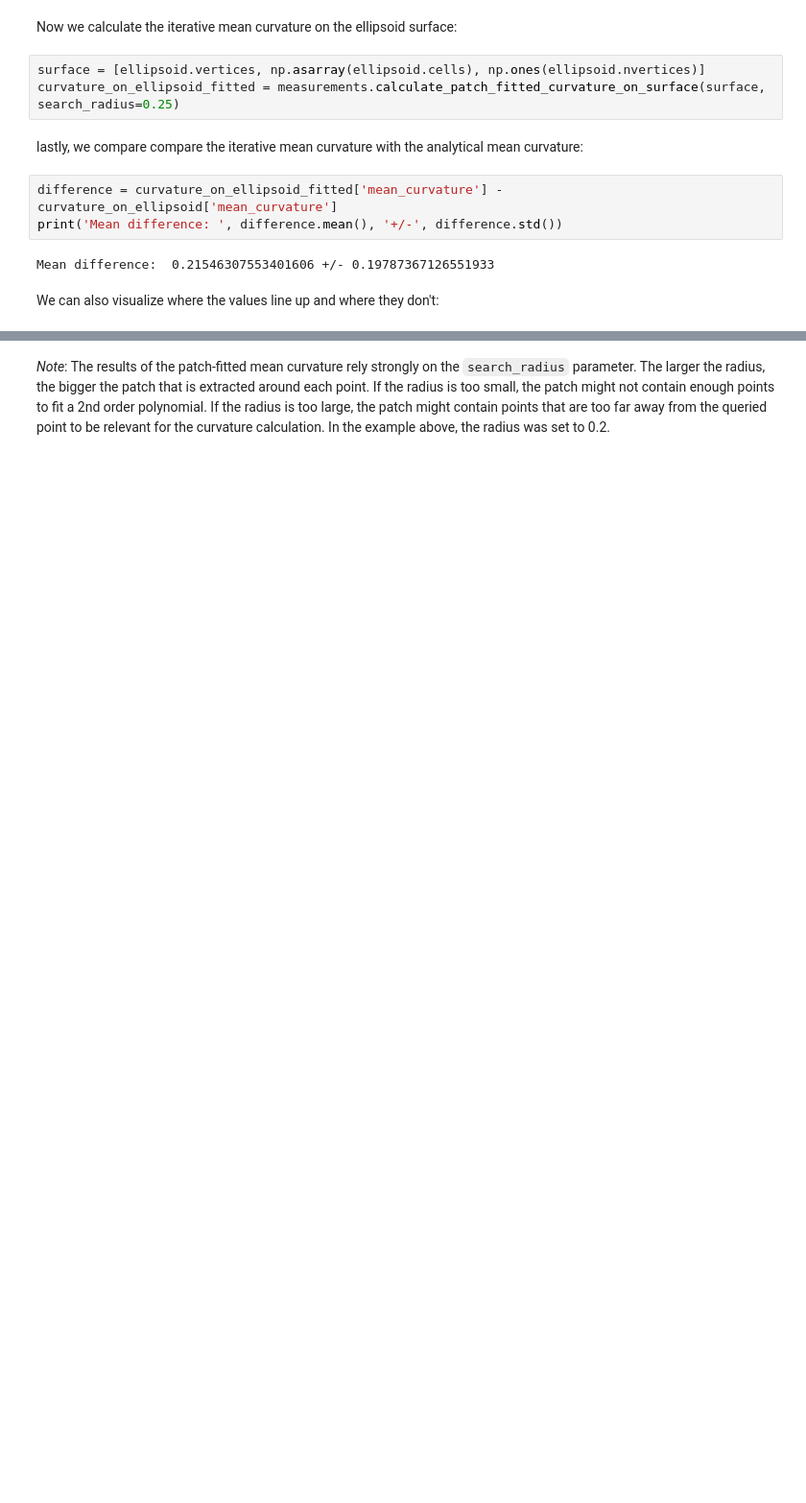
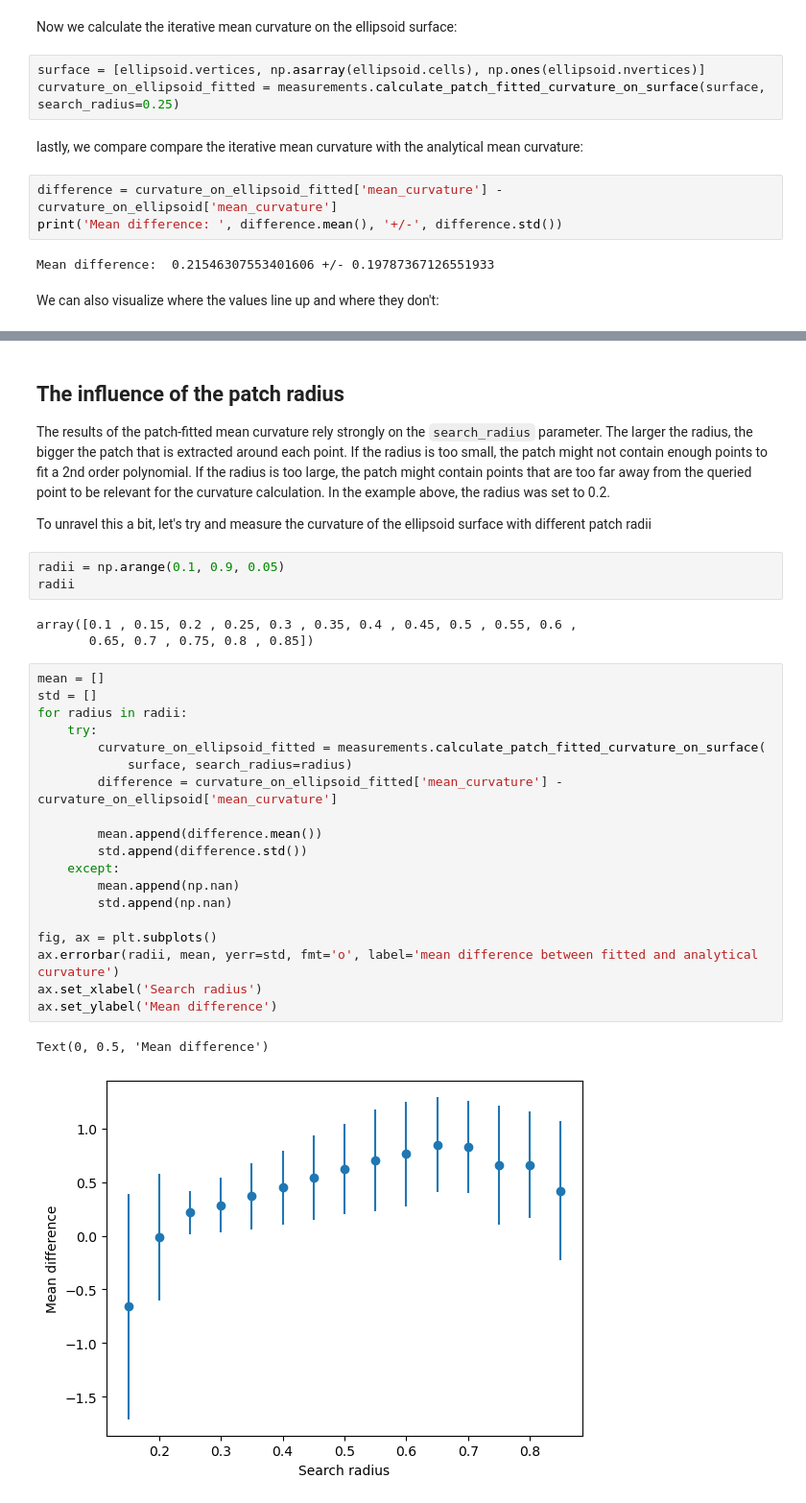
Before and after one commit to campaslab/napari-stress, a Jupyter notebook: docs/01_code_usage/02_example_workflows/demo_measure_patch_fitted_curvature.ipynb, the cells around one changed output, grey strips where cells are left out. Shown at 96% size. Cells and saved outputs as stored; diff of their text form; blank space fills up the shorter version.

Commit message:
added some demo about the influence of search radius as a parameter

```diff
--- a/docs/01_code_usage/02_example_workflows/demo_measure_patch_fitted_curvature.ipynb
+++ b/docs/01_code_usage/02_example_workflows/demo_measure_patch_fitted_curvature.ipynb
@@ -128,2 +123,34 @@ napari.utils.nbscreenshot(viewer, canvas_only=True)
 # %% [markdown]
-*Note*: The results of the patch-fitted mean curvature rely strongly on the `search_radius` parameter. The larger the radius, the bigger the patch that is extracted around each point. If the radius is too small, the patch might not contain enough points to fit a 2nd order polynomial. If the radius is too large, the patch might contain points that are too far away from the queried point to be relevant for the curvature calculation. In the example above, the radius was set to 0.2.
+## The influence of the patch radius
+
+The results of the patch-fitted mean curvature rely strongly on the `search_radius` parameter. The larger the radius, the bigger the patch that is extracted around each point. If the radius is too small, the patch might not contain enough points to fit a 2nd order polynomial. If the radius is too large, the patch might contain points that are too far away from the queried point to be relevant for the curvature calculation. In the example above, the radius was set to 0.2.
+
+To unravel this a bit, let's try and measure the curvature of the ellipsoid surface with different patch radii
+# %%
+radii = np.arange(0.1, 0.9, 0.05)
+radii
+# %% [output]
+array([0.1 , 0.15, 0.2 , 0.25, 0.3 , 0.35, 0.4 , 0.45, 0.5 , 0.55, 0.6 ,
+       0.65, 0.7 , 0.75, 0.8 , 0.85])
+# %%
+mean = []
+std = []
+for radius in radii:
+    try:
+        curvature_on_ellipsoid_fitted = measurements.calculate_patch_fitted_curvature_on_surface(
+            surface, search_radius=radius)
+        difference = curvature_on_ellipsoid_fitted['mean_curvature'] - curvature_on_ellipsoid['mean_curvature']
+
+        mean.append(difference.mean())
+        std.append(difference.std())
+    except:
+        mean.append(np.nan)
+        std.append(np.nan)
+
+fig, ax = plt.subplots()
+ax.errorbar(radii, mean, yerr=std, fmt='o', label='mean difference between fitted and analytical curvature')
+ax.set_xlabel('Search radius')
+ax.set_ylabel('Mean difference')
+# %% [output]
+Text(0, 0.5, 'Mean difference')
+[figure, added]
```
Also changed, not shown: parts of 2 cells of this notebook.
